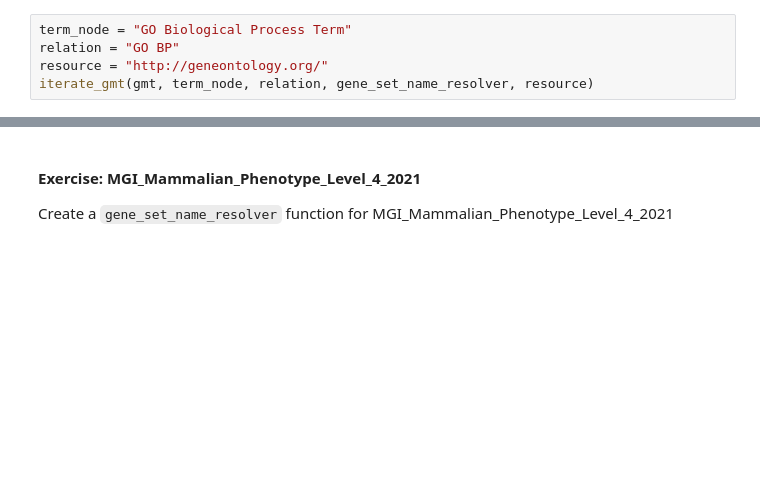
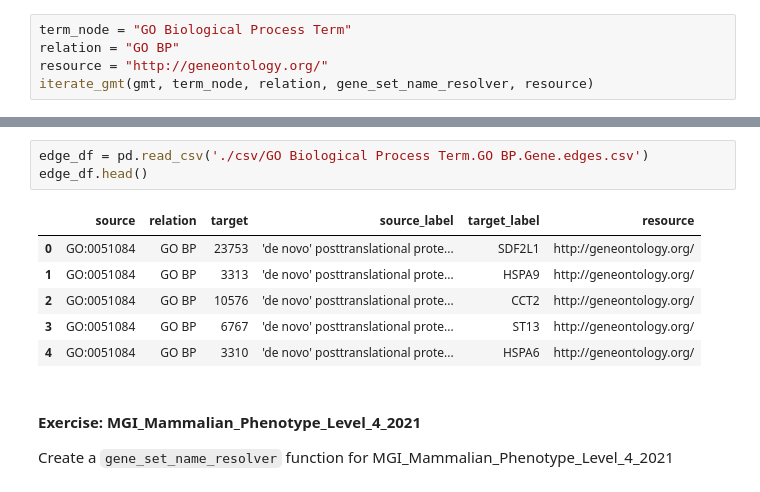
Before and after one commit to sc01619/KnowledgeGraphDemo, a Jupyter notebook: notebooks/serialization.ipynb, the cells around one changed output, grey strips where cells are left out. Cells and saved outputs as stored; diff of their text form; blank space fills up the shorter version.

```diff
--- a/notebooks/serialization.ipynb
+++ b/notebooks/serialization.ipynb
@@ -252,3 +269,13 @@ get_gene_meta('H4-16')
+# %%
+edge_df = pd.read_csv('./csv/GO Biological Process Term.GO BP.Gene.edges.csv')
+edge_df.head()
+# %% [output]
+|  | source | relation | target | source_label | target_label | resource |
+| 0 | GO:0051084 | GO BP | 23753 | 'de novo' posttranslational prote... | SDF2L1 | http://geneontology.org/ |
+| 1 | GO:0051084 | GO BP | 3313 | 'de novo' posttranslational prote... | HSPA9 | http://geneontology.org/ |
+| 2 | GO:0051084 | GO BP | 10576 | 'de novo' posttranslational prote... | CCT2 | http://geneontology.org/ |
+| 3 | GO:0051084 | GO BP | 6767 | 'de novo' posttranslational prote... | ST13 | http://geneontology.org/ |
+| 4 | GO:0051084 | GO BP | 3310 | 'de novo' posttranslational prote... | HSPA6 | http://geneontology.org/ |
 # %% [markdown]
 #### Exercise: MGI_Mammalian_Phenotype_Level_4_2021
 Create a `gene_set_name_resolver` function for MGI_Mammalian_Phenotype_Level_4_2021
```
Also changed, not shown: parts of 16 cells of this notebook, 3 other files.
